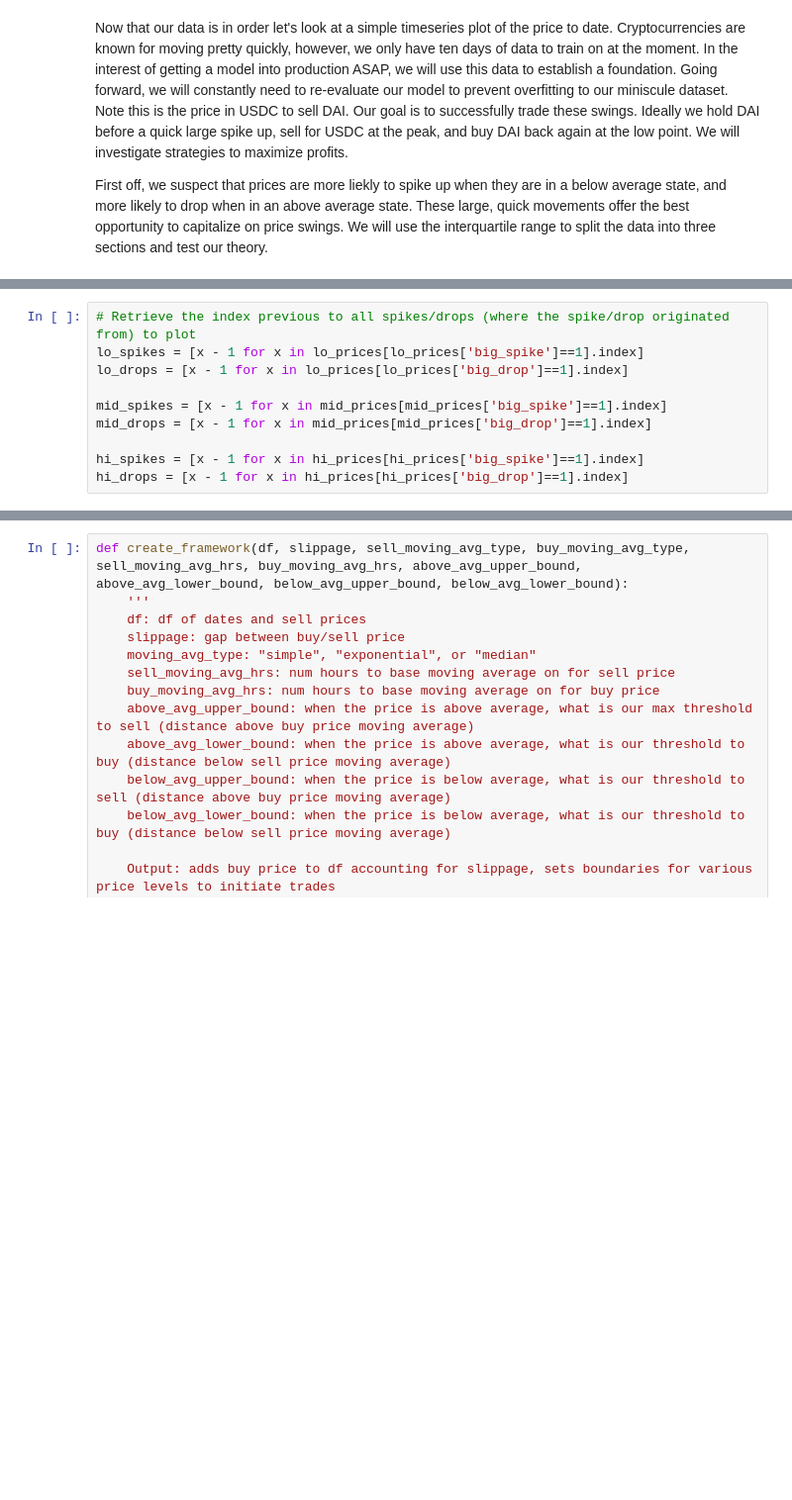
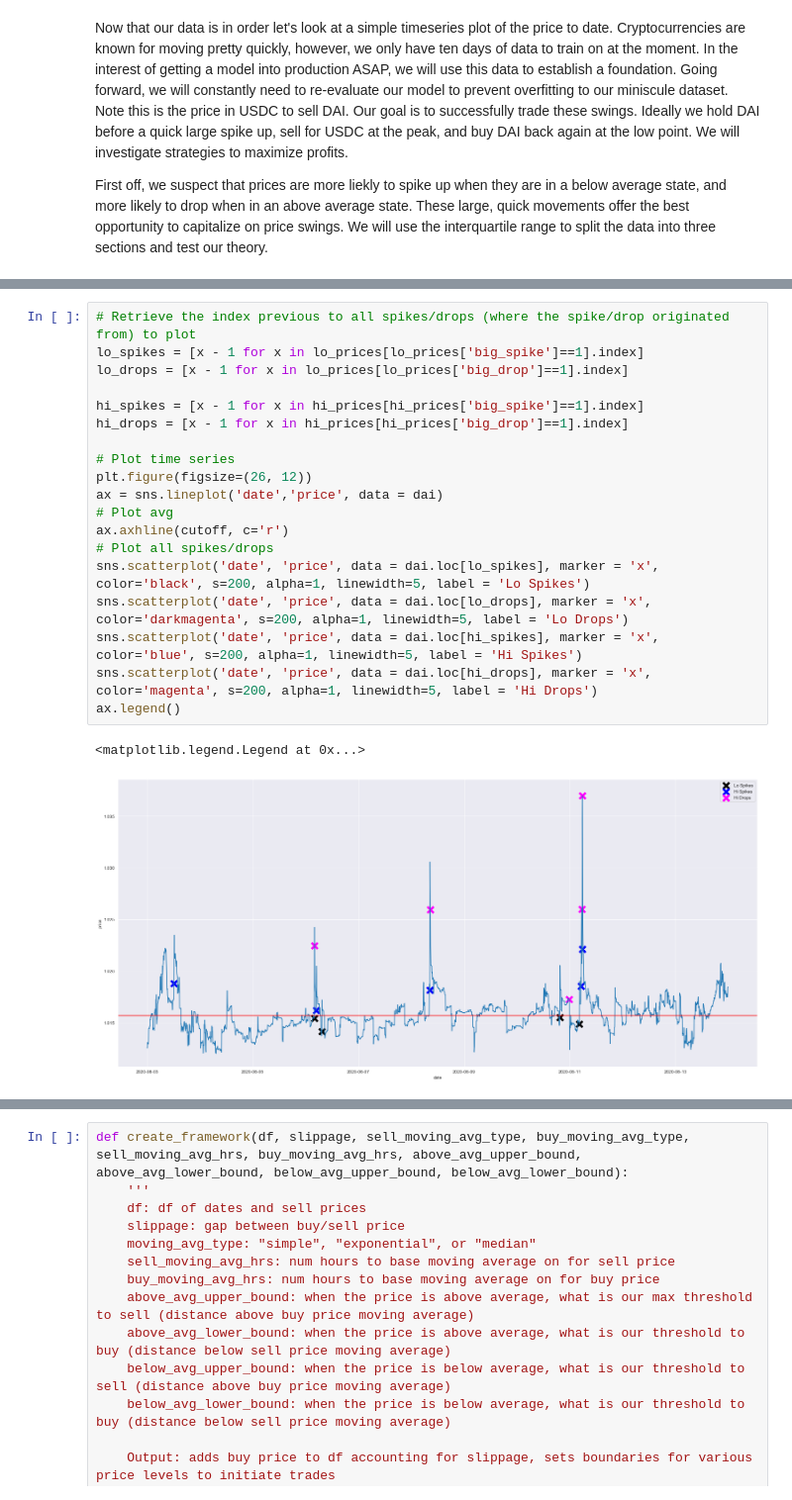
Before and after one commit to db-lab/portfolio, a Jupyter notebook: stablecoins/test_metrics/test_metrics_final.ipynb, the cells around one changed output, grey strips where cells are left out. Shown at 99% size. Cells and saved outputs as stored; diff of their text form; blank space fills up the shorter version.

```diff
--- a/stablecoins/test_metrics/test_metrics_final.ipynb
+++ b/stablecoins/test_metrics/test_metrics_final.ipynb
@@ -180,10 +167,22 @@ Granted our data is limited, but so far there does seem to be some truth to our
 # %%
 # Retrieve the index previous to all spikes/drops (where the spike/drop originated from) to plot
 lo_spikes = [x - 1 for x in lo_prices[lo_prices['big_spike']==1].index]
 lo_drops = [x - 1 for x in lo_prices[lo_prices['big_drop']==1].index]
 
-mid_spikes = [x - 1 for x in mid_prices[mid_prices['big_spike']==1].index]
-mid_drops = [x - 1 for x in mid_prices[mid_prices['big_drop']==1].index]
-
 hi_spikes = [x - 1 for x in hi_prices[hi_prices['big_spike']==1].index]
 hi_drops = [x - 1 for x in hi_prices[hi_prices['big_drop']==1].index]
+
+# Plot time series
+plt.figure(figsize=(26, 12))
+ax = sns.lineplot('date','price', data = dai)
+# Plot avg
+ax.axhline(cutoff, c='r')
+# Plot all spikes/drops
+sns.scatterplot('date', 'price', data = dai.loc[lo_spikes], marker = 'x', color='black', s=200, alpha=1, linewidth=5, label = 'Lo Spikes')
+sns.scatterplot('date', 'price', data = dai.loc[lo_drops], marker = 'x', color='darkmagenta', s=200, alpha=1, linewidth=5, label = 'Lo Drops')
+sns.scatterplot('date', 'price', data = dai.loc[hi_spikes], marker = 'x', color='blue', s=200, alpha=1, linewidth=5, label = 'Hi Spikes')
+sns.scatterplot('date', 'price', data = dai.loc[hi_drops], marker = 'x', color='magenta', s=200, alpha=1, linewidth=5, label = 'Hi Drops')
+ax.legend()
+# %% [output]
+<matplotlib.legend.Legend at 0x...>
+[figure, added]
```
Also changed, not shown: parts of 4 cells of this notebook.
